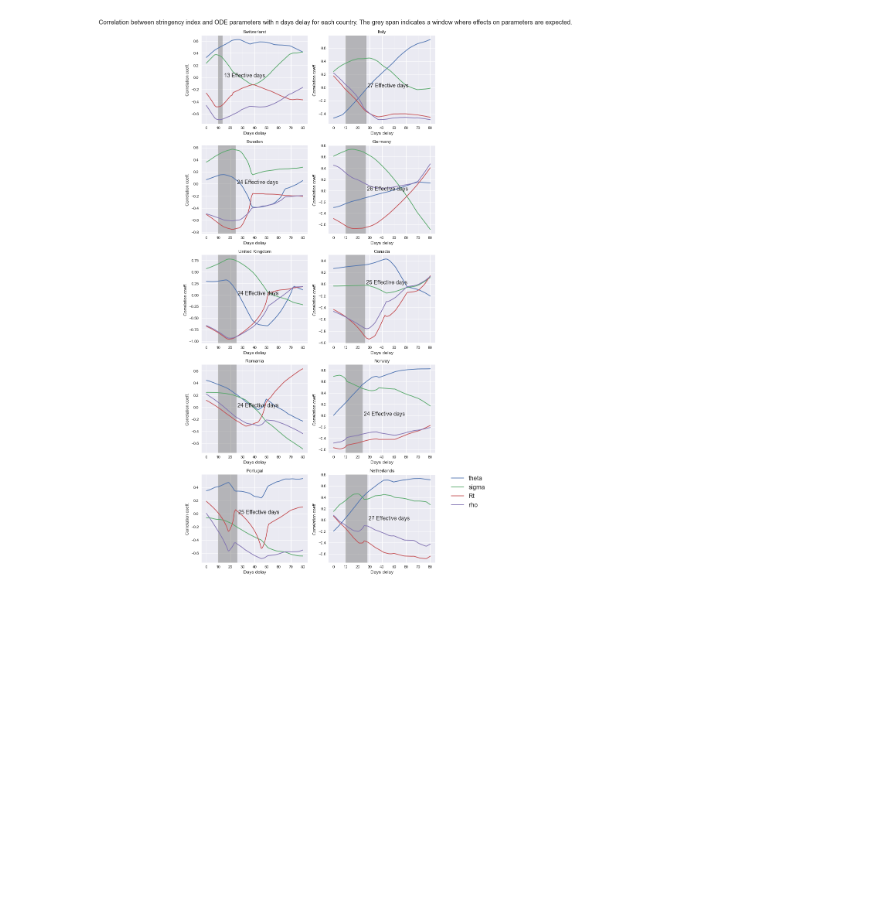
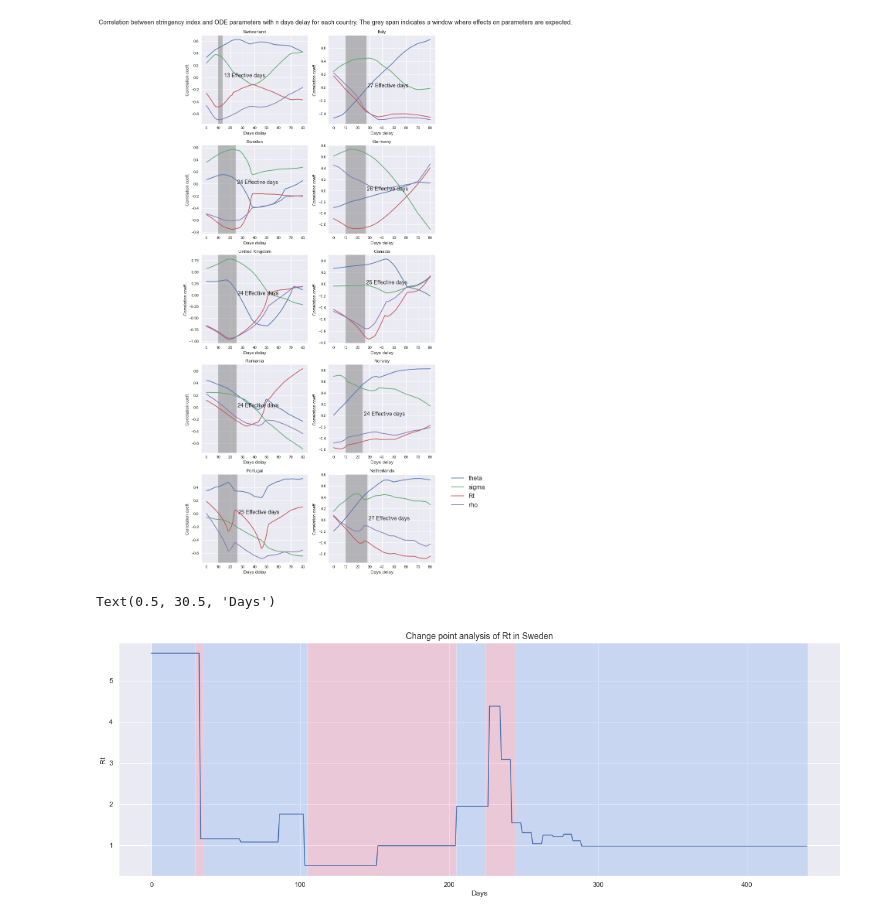
Before and after one commit to rebeccadavidsson/SIR_LSTM, a Jupyter notebook: corr_oxf.ipynb, the cells around one changed output. Cells and saved outputs as stored; diff of their text form; code cells hidden in the pictures; blank space fills up the shorter version.

```diff
--- a/corr_oxf.ipynb
+++ b/corr_oxf.ipynb
@@ -221,3 +221,31 @@ ax.legend(variables, bbox_to_anchor=(1.1, 1.05), fontsize=16)
 plt.show()
 # %% [output]
 [figure]
+# %%
+import numpy as np
+import ruptures as rpt
+import seaborn as sns
+sns.set()
+
+# Dataset preparation
+data_loader = cs.DataLoader("input")
+jhu_data = data_loader.jhu()
+population_data = data_loader.population()
+# Scenario analysis
+snl = cs.Scenario(jhu_data, population_data, "Sweden")
+snl.trend(show_figure=True)
+snl.estimate(cs.SIRF)
+
+hist = snl.history("Rt", show_figure=False);
+# %%
+# Changepoint detection
+model = "l2"  # Binary Segmentation search method
+algo = rpt.Binseg(model=model).fit(hist.reset_index()["Main"].values)
+my_bkps = algo.predict(n_bkps=6)
+fig, ax = rpt.show.display(hist.reset_index()["Main"].values, my_bkps, figsize=(17, 6));
+ax[0].set_title("Change point analysis of Rt in Sweden", fontsize=14)
+ax[0].set_ylabel("Rt")
+ax[0].set_xlabel("Days")
+# %% [output]
+Text(0.5, 30.5, 'Days')
+[figure, added]
```
